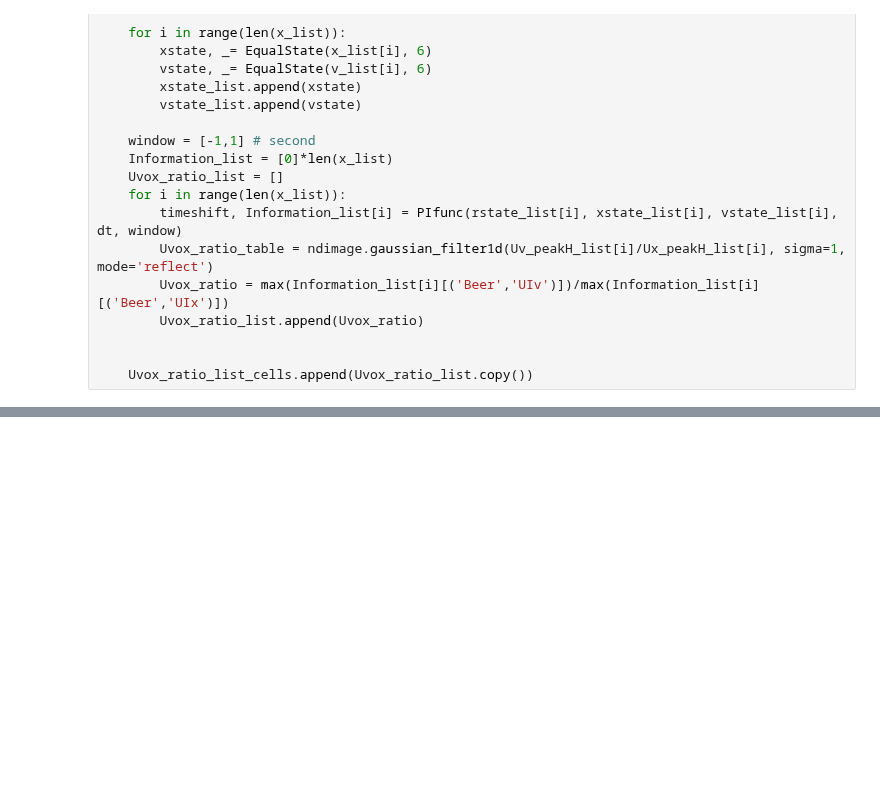
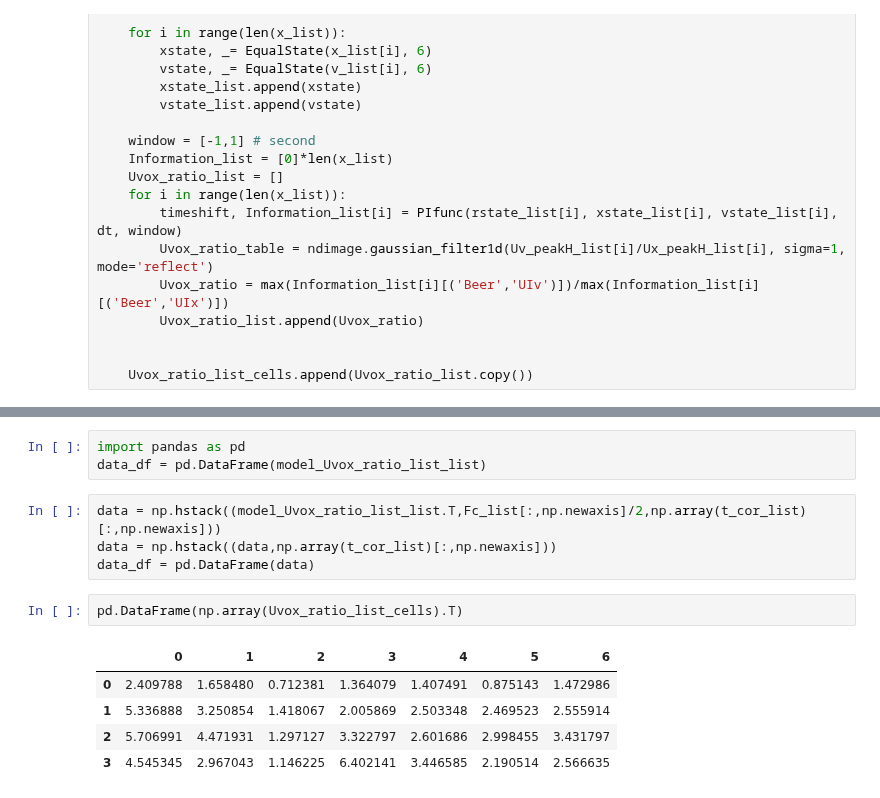
Before and after one commit to llincooi/retina_python, a Jupyter notebook: Plot UvUxRatio vs. Fc-x+v and NGD.ipynb, the cells around one changed output, grey strips where cells are left out. Cells and saved outputs as stored; diff of their text form; blank space fills up the shorter version.

```diff
--- a/Plot UvUxRatio vs. Fc-x+v and NGD.ipynb
+++ b/Plot UvUxRatio vs. Fc-x+v and NGD.ipynb
@@ -472,0 +485,15 @@ THEfig
+# %%
+import pandas as pd
+data_df = pd.DataFrame(model_Uvox_ratio_list_list)
+# %%
+data = np.hstack((model_Uvox_ratio_list_list.T,Fc_list[:,np.newaxis]/2,np.array(t_cor_list)[:,np.newaxis]))
+data = np.hstack((data,np.array(t_cor_list)[:,np.newaxis]))
+data_df = pd.DataFrame(data)
+# %%
+pd.DataFrame(np.array(Uvox_ratio_list_cells).T)
+# %% [output]
+|  | 0 | 1 | 2 | 3 | 4 | 5 | 6 |
+| 0 | 2.409788 | 1.658480 | 0.712381 | 1.364079 | 1.407491 | 0.875143 | 1.472986 |
+| 1 | 5.336888 | 3.250854 | 1.418067 | 2.005869 | 2.503348 | 2.469523 | 2.555914 |
+| 2 | 5.706991 | 4.471931 | 1.297127 | 3.322797 | 2.601686 | 2.998455 | 3.431797 |
+| 3 | 4.545345 | 2.967043 | 1.146225 | 6.402141 | 3.446585 | 2.190514 | 2.566635 |
```
Also changed, not shown: parts of 9 cells of this notebook, 3 other files.
